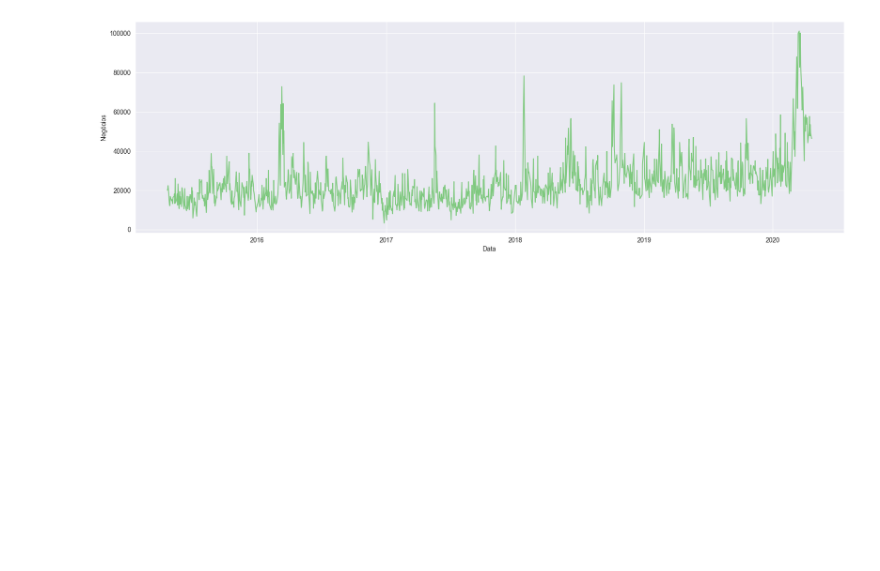
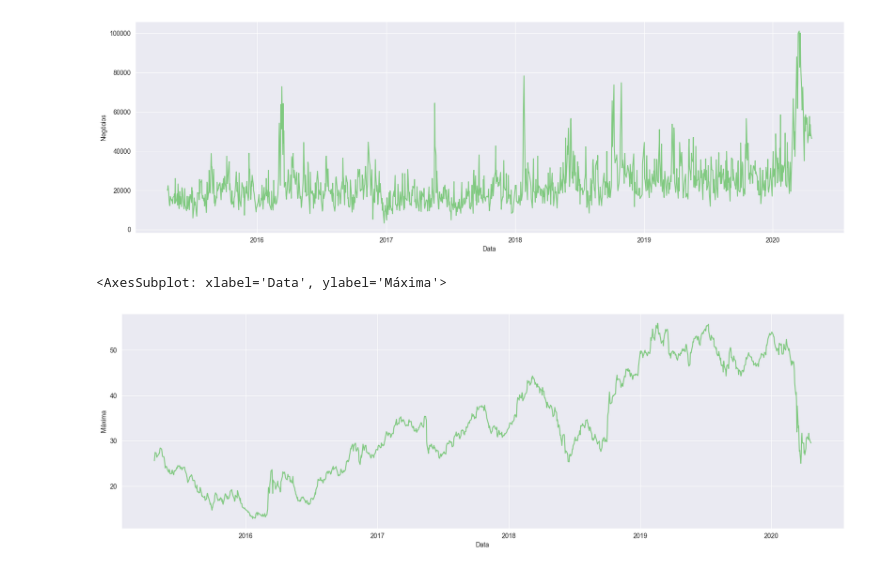
Before and after one commit to alanfmorato/Mercado_Financeiro, a Jupyter notebook: Análise do mercado financeiro.ipynb, the cells around one changed output. Saved outputs shown, nothing was run; the diff lists cells and outputs as text; code cells hidden in the pictures; blank space fills up the shorter version.

```diff
--- a/Análise do mercado financeiro.ipynb
+++ b/Análise do mercado financeiro.ipynb
@@ -211,3 +211,9 @@ sns.lineplot(data = df, x = 'Data', y= 'Negócios')
 # %% [output]
 <AxesSubplot: xlabel='Data', ylabel='Negócios'>
 [figure]
+# %%
+plt.subplots(figsize = (20,6))
+sns.lineplot(data = df, x = 'Data', y= 'Máxima')
+# %% [output]
+<AxesSubplot: xlabel='Data', ylabel='Máxima'>
+[figure, added]
```
